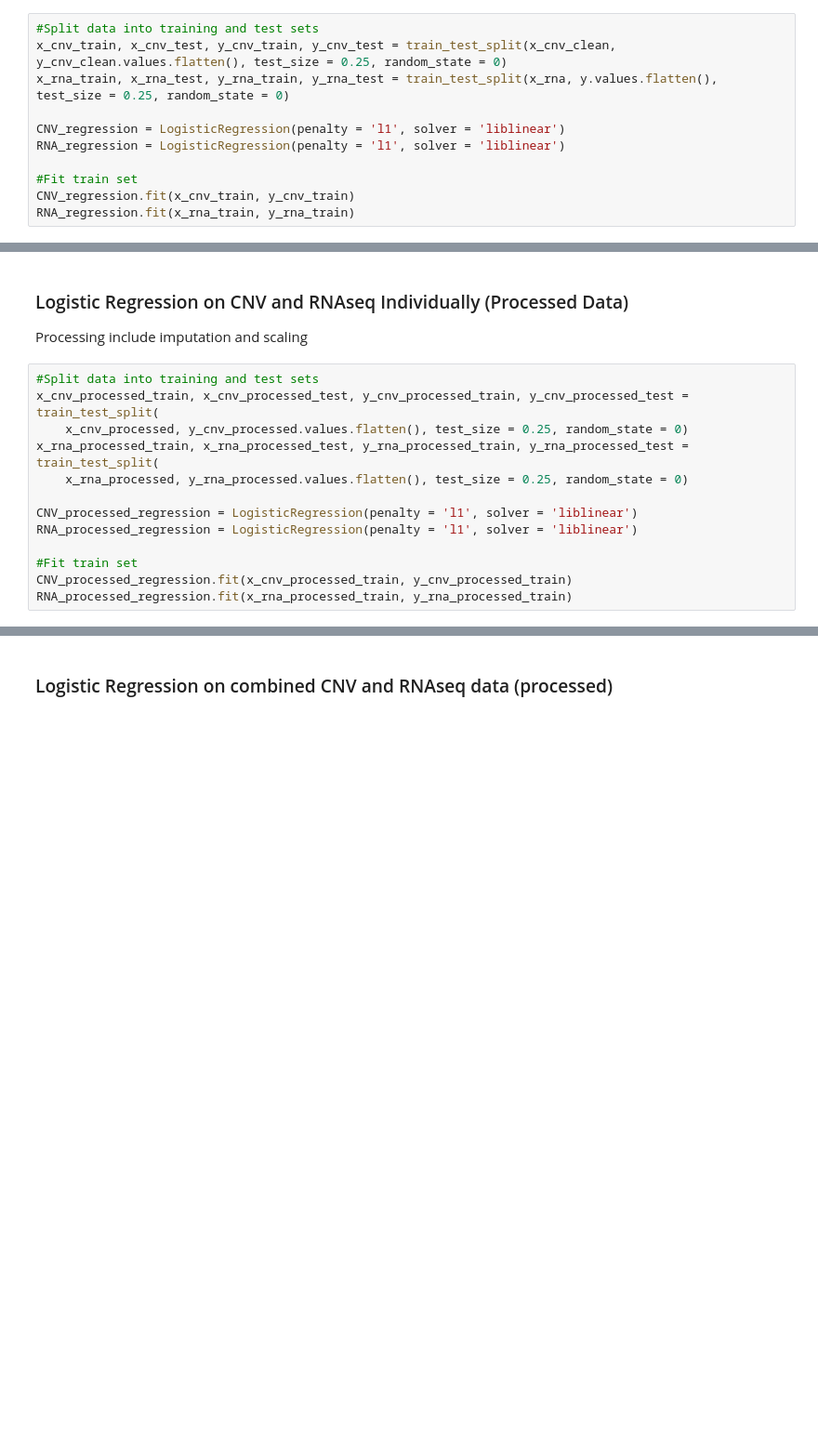
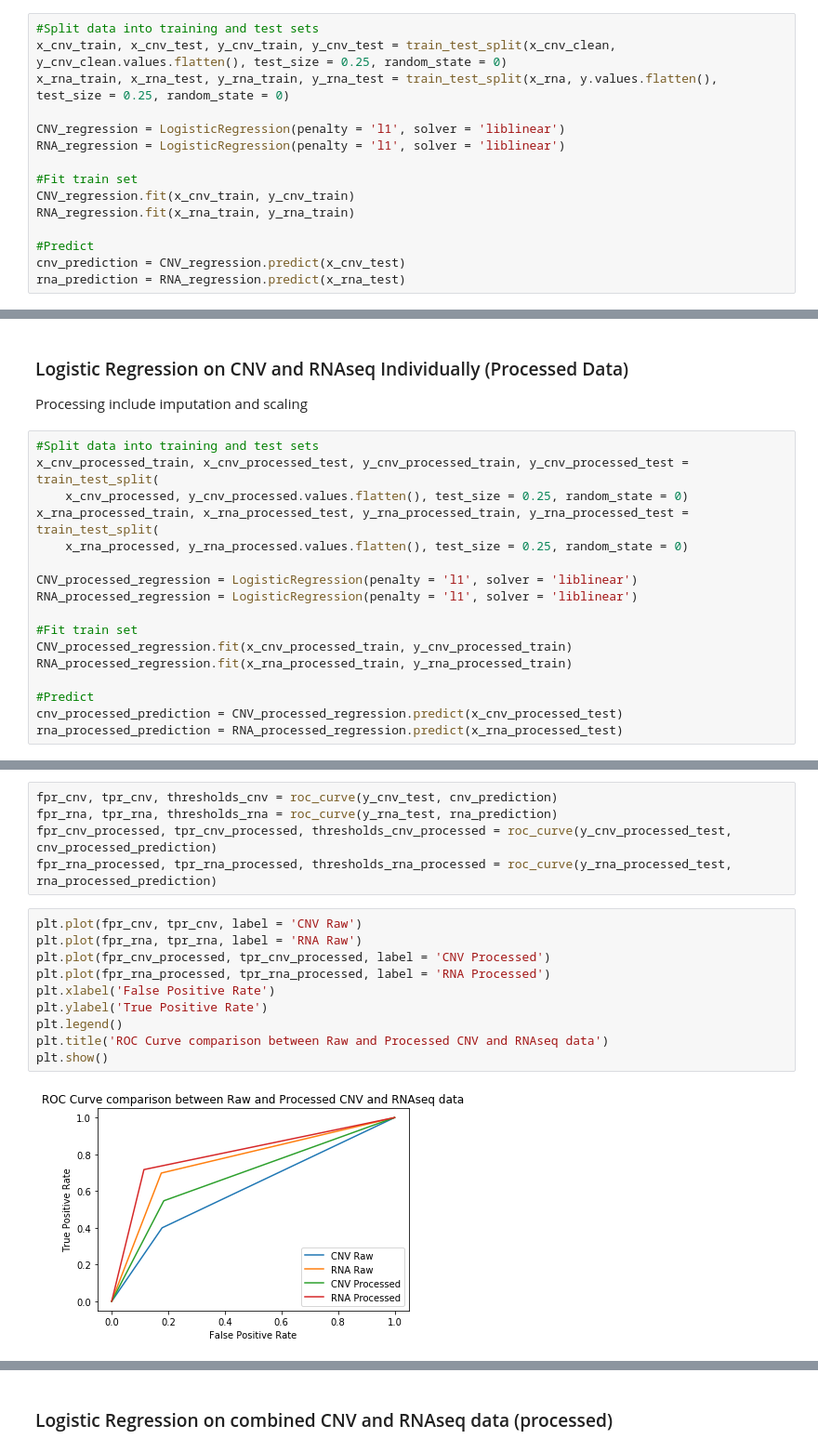
Before and after one commit to quanaibn/CancerDeepLearning, a Jupyter notebook: CancerDeepLearning/Logistic_Regression.ipynb, the cells around one changed output, grey strips where cells are left out. Shown at 93% size. Cells and saved outputs as stored; diff of their text form; blank space fills up the shorter version.

```diff
--- a/CancerDeepLearning/Logistic_Regression.ipynb
+++ b/CancerDeepLearning/Logistic_Regression.ipynb
@@ -139,3 +147,7 @@ RNA_regression = LogisticRegression(penalty = 'l1', solver = 'liblinear')
 #Fit train set
 CNV_regression.fit(x_cnv_train, y_cnv_train)
 RNA_regression.fit(x_rna_train, y_rna_train)
+
+#Predict
+cnv_prediction = CNV_regression.predict(x_cnv_test)
+rna_prediction = RNA_regression.predict(x_rna_test)
@@ -166,3 +173,7 @@ RNA_processed_regression = LogisticRegression(penalty = 'l1', solver = 'liblinea
 #Fit train set
 CNV_processed_regression.fit(x_cnv_processed_train, y_cnv_processed_train)
 RNA_processed_regression.fit(x_rna_processed_train, y_rna_processed_train)
+
+#Predict
+cnv_processed_prediction = CNV_processed_regression.predict(x_cnv_processed_test)
+rna_processed_prediction = RNA_processed_regression.predict(x_rna_processed_test)
@@ -179,0 +191,17 @@ RNA processed accurary: 0.8383233532934131
+# %%
+fpr_cnv, tpr_cnv, thresholds_cnv = roc_curve(y_cnv_test, cnv_prediction)
+fpr_rna, tpr_rna, thresholds_rna = roc_curve(y_rna_test, rna_prediction)
+fpr_cnv_processed, tpr_cnv_processed, thresholds_cnv_processed = roc_curve(y_cnv_processed_test, cnv_processed_prediction)
+fpr_rna_processed, tpr_rna_processed, thresholds_rna_processed = roc_curve(y_rna_processed_test, rna_processed_prediction)
+# %%
+plt.plot(fpr_cnv, tpr_cnv, label = 'CNV Raw')
+plt.plot(fpr_rna, tpr_rna, label = 'RNA Raw')
+plt.plot(fpr_cnv_processed, tpr_cnv_processed, label = 'CNV Processed')
+plt.plot(fpr_rna_processed, tpr_rna_processed, label = 'RNA Processed')
+plt.xlabel('False Positive Rate')
+plt.ylabel('True Positive Rate')
+plt.legend()
+plt.title('ROC Curve comparison between Raw and Processed CNV and RNAseq data')
+plt.show()
+# %% [output]
+[figure, added]
```
Also changed, not shown: parts of 24 cells of this notebook.
